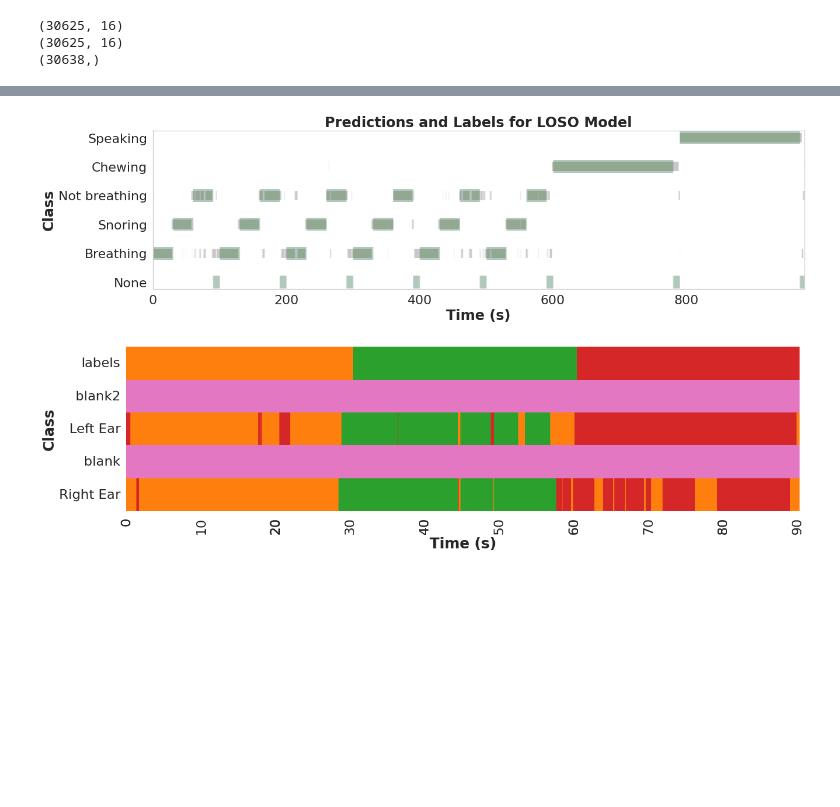
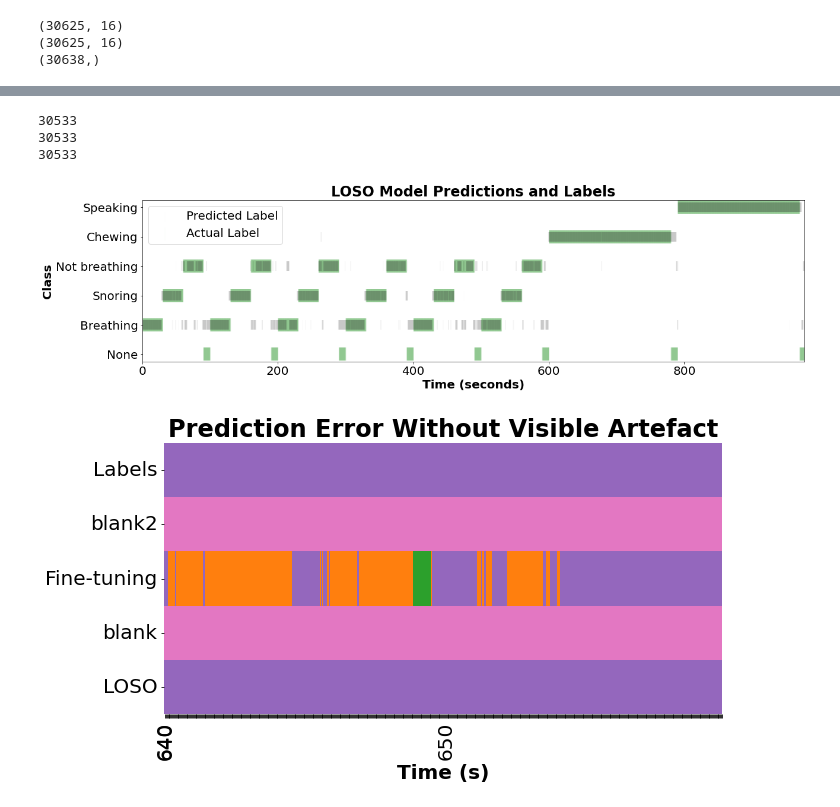
Before and after one commit to Aksel3007/BCM_activity_classification, a Jupyter notebook: test_model.ipynb, the cells around one changed output, grey strips where cells are left out. Saved outputs shown, nothing was run; the diff lists cells and outputs as text; code cells hidden in the pictures; blank space fills up the shorter version.

```diff
--- a/test_model.ipynb
+++ b/test_model.ipynb
@@ -276,6 +277,10 @@ np.save('predictions/preds_ear2_loso.npy', preds_list_ear2)
 np.save('predictions/labels_loso.npy', labels_mfcc)
 # %%
 # Load the predictions and labels
-preds_list_ear1 = np.load('predictions/preds_ear1_ft.npy')
+'''preds_list_ear1 = np.load('predictions/preds_ear1_loso.npy')
+preds_list_ear2 = np.load('predictions/preds_ear2_loso.npy')
+labels_mfcc = np.load('predictions/labels_loso.npy')'''
+
+preds_list_ear1 = np.load('predictions/preds_ear1_loso.npy')
 preds_list_ear2 = np.load('predictions/preds_ear2_ft.npy')
-labels_mfcc = np.load('predictions/labels_ft.npy')
+labels_mfcc = np.load('predictions/labels_loso.npy')
@@ -289,7 +334,10 @@ w = 1
 smoothed_preds_ear1 = np.convolve(np.array(preds_list_ear1), np.ones(w), 'valid') / w
 smoothed_preds_ear2 = np.convolve(np.array(preds_list_ear2), np.ones(w), 'valid') / w
 
+#smoothed_preds_ear2 = np.convolve(np.array(preds_combined), np.ones(w), 'valid') / w # Comment out to not use combined predictions_________!!!!!!!!____________!!!!!________________________________________________________________________________
 
+print(len(preds_list_ear1))
+print(len(smoothed_preds_ear2))
 
 # Plot preds_list
 fig = plt.figure(figsize=(20, 5))
@@ -297,8 +345,8 @@ fig = plt.figure(figsize=(20, 5))
 #plt.plot(preds_list_ear2[seg_pos:seg_pos+seg_len])
 
 # Linear scale for plotting, with 32 ms space between each mfcc
-time = np.linspace(0, len(preds_list_ear1)*0.032, len(preds_list_ear1))
-
+time = np.linspace(0, len(preds_list_ear1)*0.032, len(preds_list_ear1)-(w-1))
+print(len(time))
 
 # plt.scatter(range(seg_len), np.round(smoothed_preds_ear1[seg_pos:seg_pos+seg_len]), s=100)
 # Matplotlib marker types are: https://matplotlib.org/3.1.1/api/markers_api.html
@@ -314,15 +362,22 @@ plt.xlim(0,seg_len*0.032)
 # Font size
 plt.rcParams.update({'font.size': 20})
 
+
 # Bold typeface
 plt.xlabel('Time (seconds)', fontweight='bold')
 plt.ylabel('Class', fontweight='bold')
-plt.title('Predictions and Labels for LOSO Model', fontweight='bold')
+plt.title('LOSO Model Predictions and Labels', fontweight='bold')
 
+# Add legend
+plt.legend(['Predicted Label','Actual Label'])
+plt.savefig('predictions/loso_preds_labels.png')
 
 plt.show()
 # %% [output]
+30533
+30533
+30533
-[figure, old version]
+[figure, new version]
 # %%
 
 
@@ -337,8 +392,8 @@ import matplotlib.pyplot as plt
 
 cycle = 2822
 gap = 308
-seg_len = cycle
-seg_pos = 0*cycle + 0*gap
+seg_len = 31*20
+seg_pos = 31*646
 
 
 # Linear scale for plotting, with 32 ms space between each mfcc
@@ -347,45 +402,45 @@ time = np.linspace(0, len(preds_list_ear1)*0.032, len(preds_list_ear1))
 
 w = 1
 smoothed_preds_ear1 = np.convolve(np.array(preds_list_ear1), np.ones(w), 'valid') / w
-smoothed_preds_ear2 = np.convolve(np.array(preds_list_ear2), np.ones(w), 'valid') / w
+smoothed_preds_ear2 = np.convolve(np.array(preds_list_ear2), np.ones(w), 'valid') / w #______________________________________________using combined predictions
 sns.color_palette("hls", 8)
 
 df = pd.DataFrame()
 
-df['labels'] = labels_mfcc[seg_pos:seg_pos+seg_len]
+df['Labels'] = labels_mfcc[seg_pos:seg_pos+seg_len]
 # Add a column with zeros to df
 df['blank2'] = np.zeros(seg_len)+5
-df['Left Ear'] = np.round(smoothed_preds_ear1[seg_pos:seg_pos+seg_len])
+df['Fine-tuning'] = np.round(smoothed_preds_ear1[seg_pos:seg_pos+seg_len])
 # Add a column with zeros to df
 df['blank'] = np.zeros(seg_len)+5
-df['Right Ear'] = np.round(smoothed_preds_ear2[seg_pos:seg_pos+seg_len])
-
+df['LOSO'] = np.round(smoothed_preds_ear2[seg_pos:seg_pos+seg_len])
 
 
 # Transpose the dataframe
 df = df.T
 
 
 
 # set the width and height of the figure
-f, ax = plt.subplots(figsize=(20, 5))
+f, ax = plt.subplots(figsize=(10, 5))
 
 # Add labels to the x-axis
 xticklabels = []
 for i in range(seg_len):
     if i % (10/0.032) <= 1: # if i is a multiple of 10 seconds, add a label, else add an empty string
-        xticklabels.append(int(i*0.032))
+        xticklabels.append(int((seg_pos*0.032) + i*0.032))
     else:
         xticklabels.append('')
 
 plt.rcParams.update({'font.size': 20})
 
 
 
 sns.heatmap(df, cbar=False,cmap = 'tab10', vmin=-1, vmax=8, xticklabels = xticklabels)
 # Bold typeface
 plt.xlabel('Time (s)', fontweight='bold')
-plt.ylabel('Class', fontweight='bold')
+plt.title('Prediction Error Without Visible Artefact', fontweight='bold')
+#plt.ylabel('Class', fontweight='bold')
 plt.show()
 # %% [output]
-[figure, old version]
+[figure, new version]
```
Also changed, not shown: parts of 6 cells of this notebook, 5 other files.
